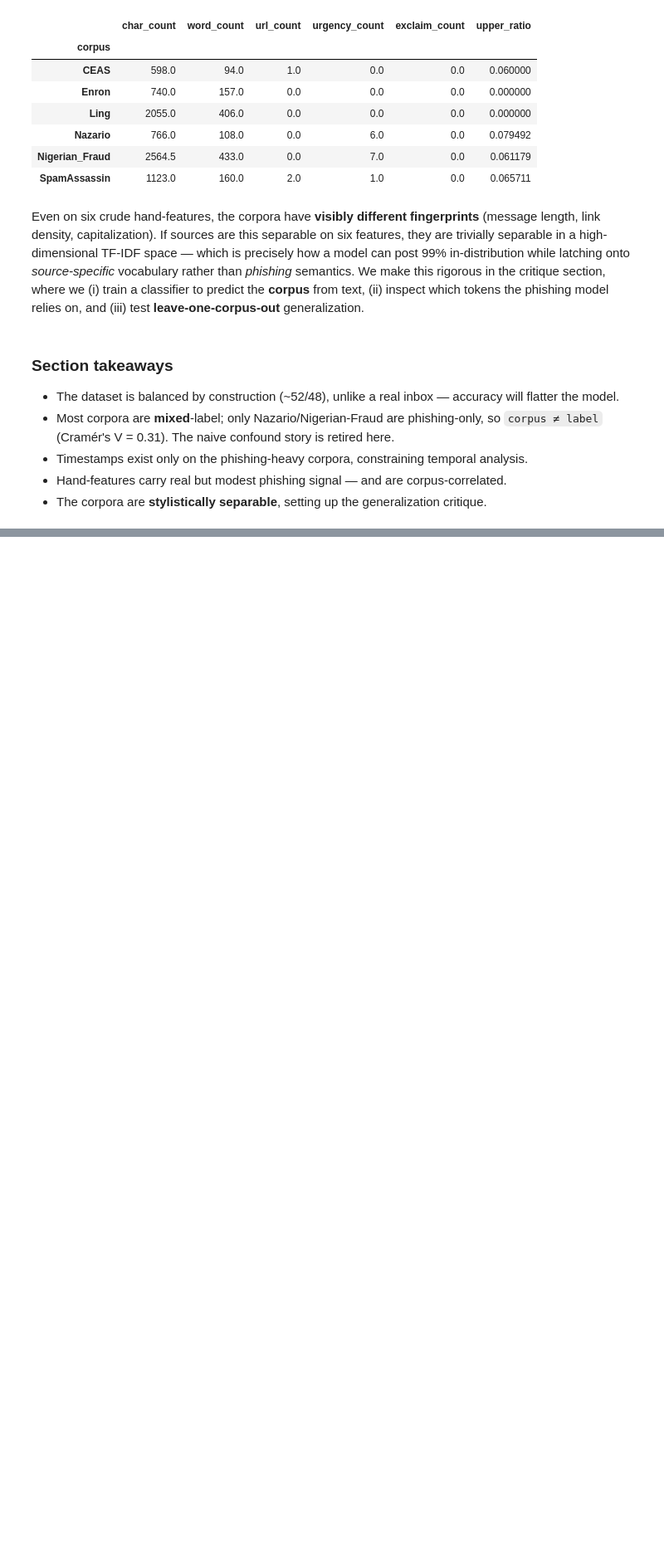
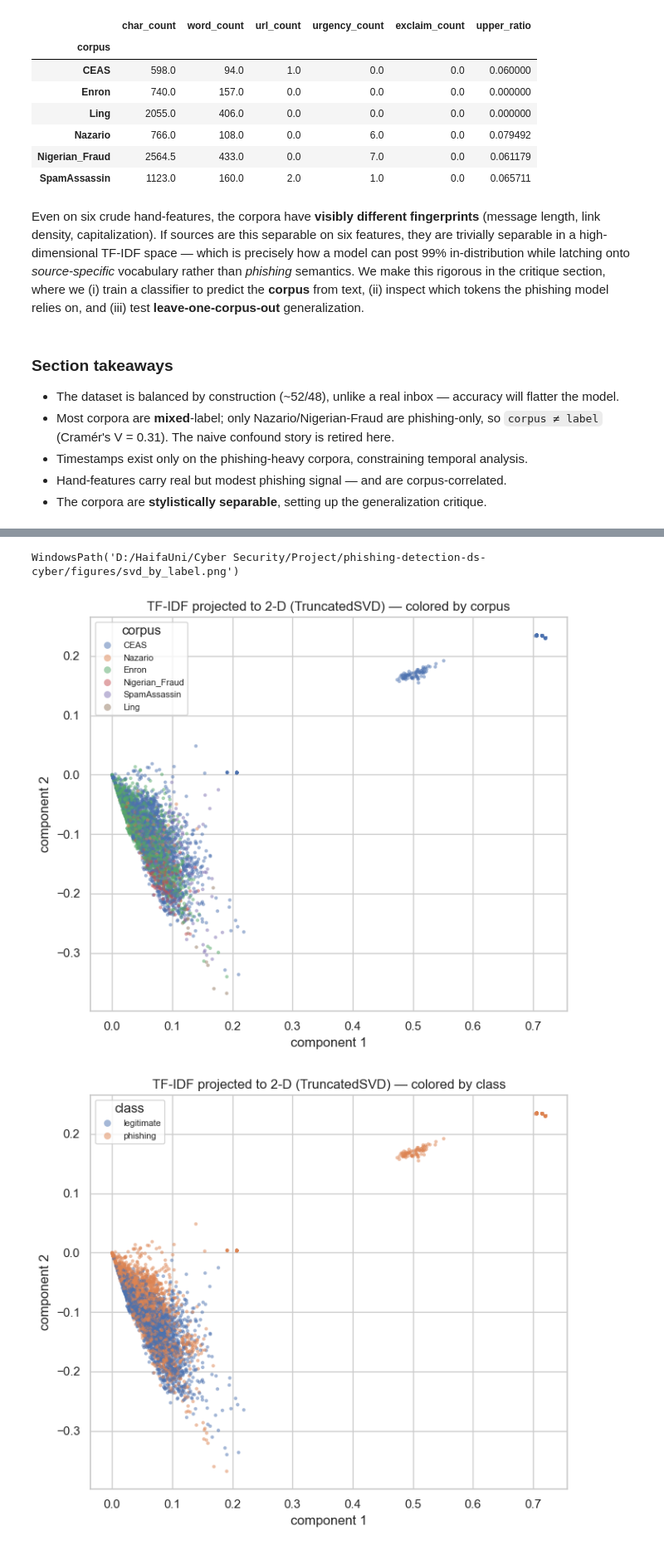
Before and after one commit to Imreec/phishing-detection-ds-cyber, a Jupyter notebook: notebooks/phishing_critique.ipynb, the cells around one changed output, grey strips where cells are left out. Shown at 83% size. Drawn from its saved outputs; the diff is of its cells as text; code cells hidden in the pictures; blank space fills up the shorter version.

Commit message:
feat: feature-engineering, model-training, and evaluation notebook sections

```diff
--- a/notebooks/phishing_critique.ipynb
+++ b/notebooks/phishing_critique.ipynb
@@ -341,0 +359,12 @@ relies on, and (iii) test **leave-one-corpus-out** generalization.
+# %%
+train_df, test_df = data.split_data(merged)
+X_train, X_test, vectorizer = features.fit_transform_tfidf(
+    train_df[config.TEXT_COL], test_df[config.TEXT_COL]
+)
+y_train = train_df[config.LABEL_COL].to_numpy()
+y_test = test_df[config.LABEL_COL].to_numpy()
+
+density = X_train.nnz / (X_train.shape[0] * X_train.shape[1])
+print("train matrix:", X_train.shape, "| test matrix:", X_test.shape)
+print("vocabulary size:", len(vectorizer.vocabulary_))
+print(f"matrix density: {density:.5f}  (highly sparse, as expected for text)")
@@ -341,0 +386,20 @@ relies on, and (iii) test **leave-one-corpus-out** generalization.
+# %%
+from sklearn.decomposition import TruncatedSVD
+
+svd = TruncatedSVD(n_components=2, random_state=config.RANDOM_SEED)
+coords = svd.fit_transform(X_train)
+print("explained variance (2 comps):", svd.explained_variance_ratio_.round(4),
+      "| sum:", round(float(svd.explained_variance_ratio_.sum()), 4))
+
+fig, ax = plots.scatter_2d(
+    coords, train_df[config.CORPUS_COL].to_numpy(),
+    title="TF-IDF projected to 2-D (TruncatedSVD) — colored by corpus", hue_name="corpus",
+)
+plots.save_fig(fig, "svd_by_corpus")
+
+fig, ax = plots.scatter_2d(
+    coords, train_df[config.LABEL_COL].map({0: "legitimate", 1: "phishing"}).to_numpy(),
+    title="TF-IDF projected to 2-D (TruncatedSVD) — colored by class", hue_name="class",
+)
+plots.save_fig(fig, "svd_by_label")
+# %% [output]
@@ -341,0 +407,3 @@ relies on, and (iii) test **leave-one-corpus-out** generalization.
+WindowsPath('D:/HaifaUni/Cyber Security/Project/phishing-detection-ds-cyber/figures/svd_by_label.png')
+[figure, added]
+[figure, added]
```
Also changed, not shown: parts of 12 cells of this notebook, 4 other files.
